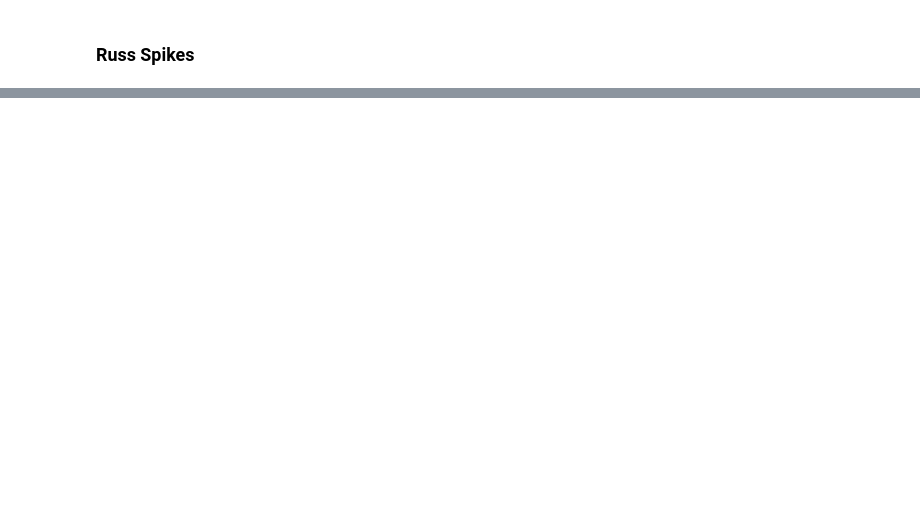
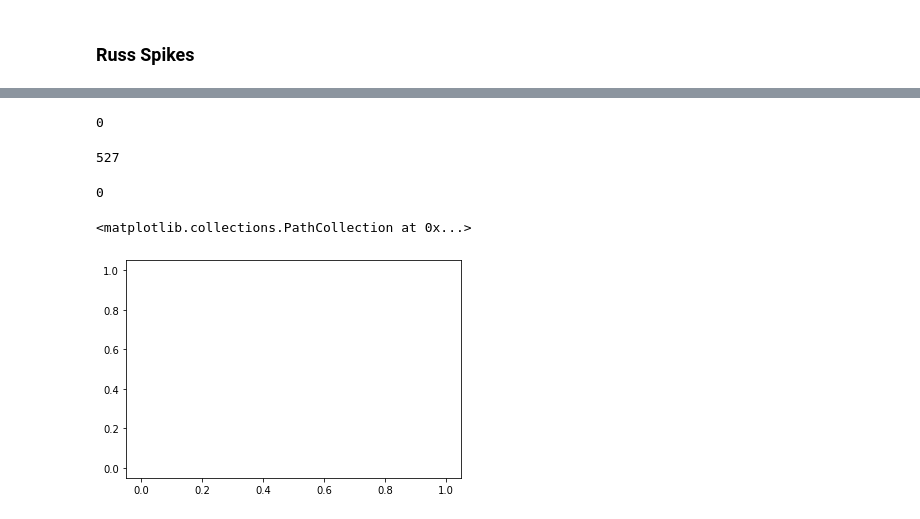
Before and after one commit to Berkat0789/Portfolio, a Jupyter notebook: Finance/Russell 2000 daily Analysis - Dips and Spikes/Russell 2000 2020 analysis -> fetching Dips, Spikes, Penny Stocks.ipynb, the cells around one changed output, grey strips where cells are left out. Cells and saved outputs as stored; diff of their text form; code cells hidden in the pictures; blank space fills up the shorter version.

```diff
--- a/Finance/Russell 2000 daily Analysis - Dips and Spikes/Russell 2000 2020 analysis -> fetching Dips, Spikes, Penny Stocks.ipynb
+++ b/Finance/Russell 2000 daily Analysis - Dips and Spikes/Russell 2000 2020 analysis -> fetching Dips, Spikes, Penny Stocks.ipynb
@@ -201,0 +231,2 @@ russ_top_30_spikes
+# %%
+daily_returns = data.pct_change()
@@ -201,0 +237,16 @@ russ_top_30_spikes
+# %%
+n_portfolios = 2
+all_weights = np.zeros((n_portfolios, len(passed)))
+all_returns = np.zeros(n_portfolios)
+all_vol = np.zeros(n_portfolios)
+all_sharp = np.zeros(n_portfolios)
+
+for ind in range(n_portfolios):
+    weights = np.array(np.random.random(len(passed)))
+    weights = weights/weights.sum()
+
+    all_weights[ind,:] = weights
+
+    all_returns[ind] = np.sum(daily_returns.mean() * weights) * 252
+    all_vol[ind] = np.sqrt(np.dot(weights.T, np.dot(daily_returns.cov() * 252, weights)))
+    all_sharp[ind] = all_returns[ind]/all_vol[ind]
@@ -201,0 +285,4 @@ russ_top_30_spikes
+# %%
+max_sharp
+# %% [output]
+0
@@ -201,0 +291,4 @@ russ_top_30_spikes
+# %%
+max_return
+# %% [output]
+527
@@ -201,0 +297,9 @@ russ_top_30_spikes
+# %%
+lowest_vol
+# %% [output]
+0
+# %%
+plt.scatter(all_vol, all_returns)
+# %% [output]
+<matplotlib.collections.PathCollection at 0x...>
+[figure, added]
```
Also changed, not shown: parts of 22 cells of this notebook, 10 other files.
